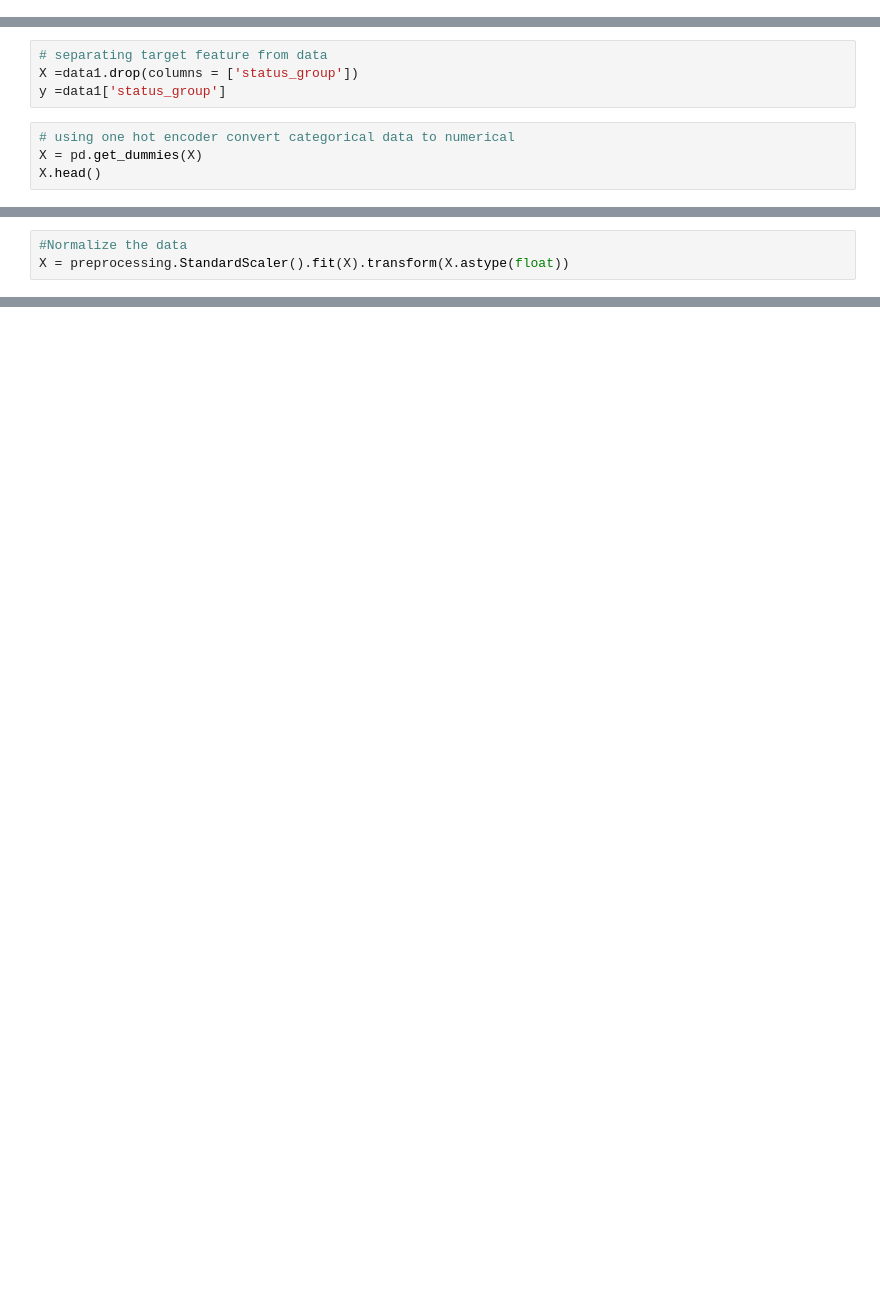
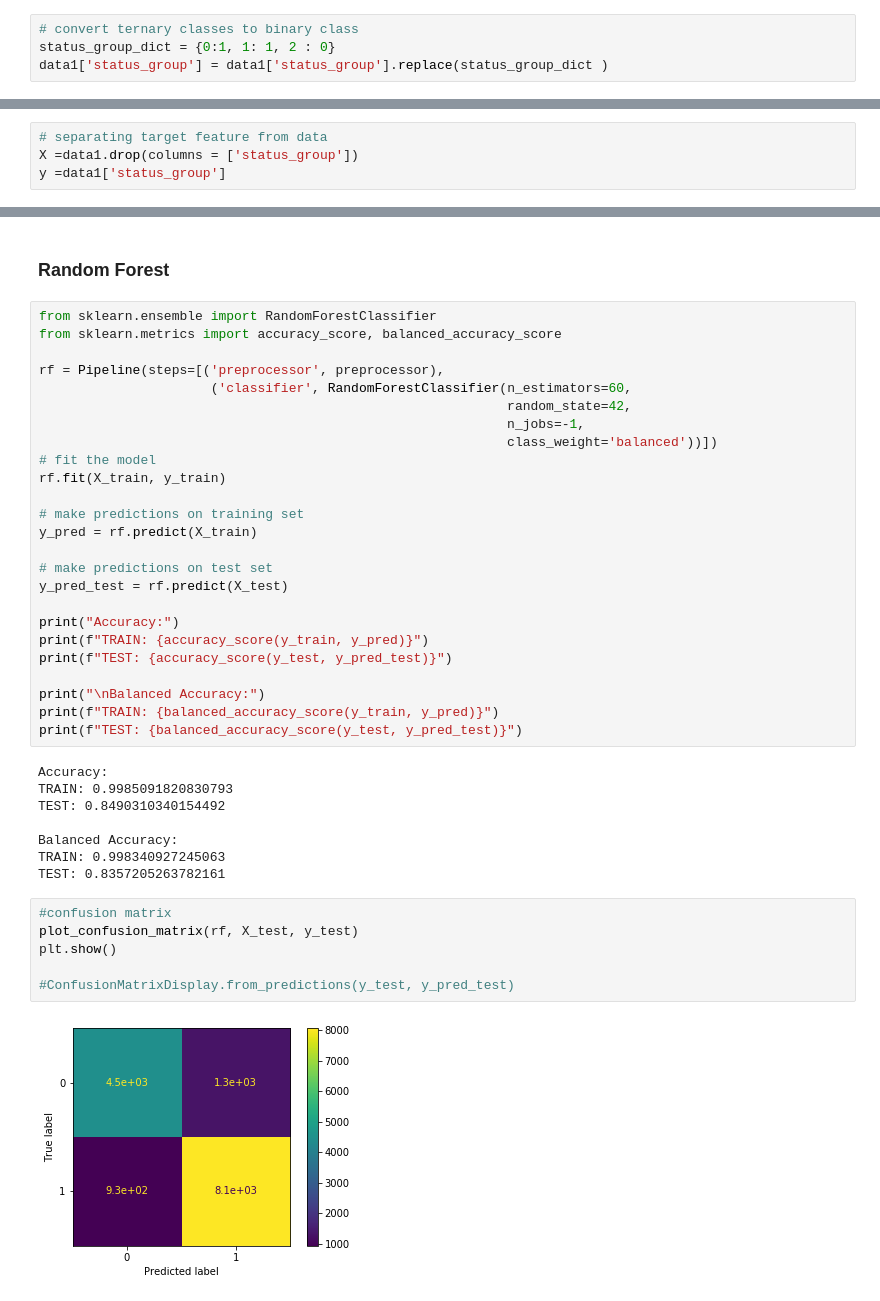
Before and after one commit to Sarahmunga/Working-project2, a Jupyter notebook: Modeling notebook.ipynb, the cells around one changed output, grey strips where cells are left out. Drawn from its saved outputs; the diff is of its cells as text; blank space fills up the shorter version.

```diff
--- a/Modeling notebook.ipynb
+++ b/Modeling notebook.ipynb
@@ -79,0 +118,4 @@ data1['permit'] = data1['permit'].astype(bool).astype(int)
+# %%
+# convert ternary classes to binary class
+status_group_dict = {0:1, 1: 1, 2 : 0}
+data1['status_group'] = data1['status_group'].replace(status_group_dict )
@@ -81,7 +132,3 @@ data1['permit'] = data1['permit'].astype(bool).astype(int)
 # separating target feature from data
 X =data1.drop(columns = ['status_group'])
 y =data1['status_group']
-# %%
-# using one hot encoder convert categorical data to numerical
-X = pd.get_dummies(X)
-X.head()
@@ -96,3 +134,0 @@ X.head()
-# %%
-#Normalize the data
-X = preprocessing.StandardScaler().fit(X).transform(X.astype(float))
@@ -202,0 +161,43 @@ grid_RFC = GridSearchCV(RandomForestClassifier(),
+# %% [markdown]
+### Random Forest
+# %%
+from sklearn.ensemble import RandomForestClassifier
+from sklearn.metrics import accuracy_score, balanced_accuracy_score
+
+rf = Pipeline(steps=[('preprocessor', preprocessor),
+                      ('classifier', RandomForestClassifier(n_estimators=60,
+                                                            random_state=42,
+                                                            n_jobs=-1,
+                                                            class_weight='balanced'))])
+# fit the model
+rf.fit(X_train, y_train)
+
+# make predictions on training set
+y_pred = rf.predict(X_train)
+
+# make predictions on test set
+y_pred_test = rf.predict(X_test)
+
+print("Accuracy:")
+print(f"TRAIN: {accuracy_score(y_train, y_pred)}")
+print(f"TEST: {accuracy_score(y_test, y_pred_test)}")
+
+print("\nBalanced Accuracy:")
+print(f"TRAIN: {balanced_accuracy_score(y_train, y_pred)}")
+print(f"TEST: {balanced_accuracy_score(y_test, y_pred_test)}")
+# %% [output]
+Accuracy:
+TRAIN: 0.9985091820830793
+TEST: 0.8490310340154492
+
+Balanced Accuracy:
+TRAIN: 0.998340927245063
+TEST: 0.8357205263782161
+# %%
+#confusion matrix
+plot_confusion_matrix(rf, X_test, y_test)
+plt.show()
+
+#ConfusionMatrixDisplay.from_predictions(y_test, y_pred_test)
+# %% [output]
+[figure, added]
```
Also changed, not shown: parts of 73 cells of this notebook.
